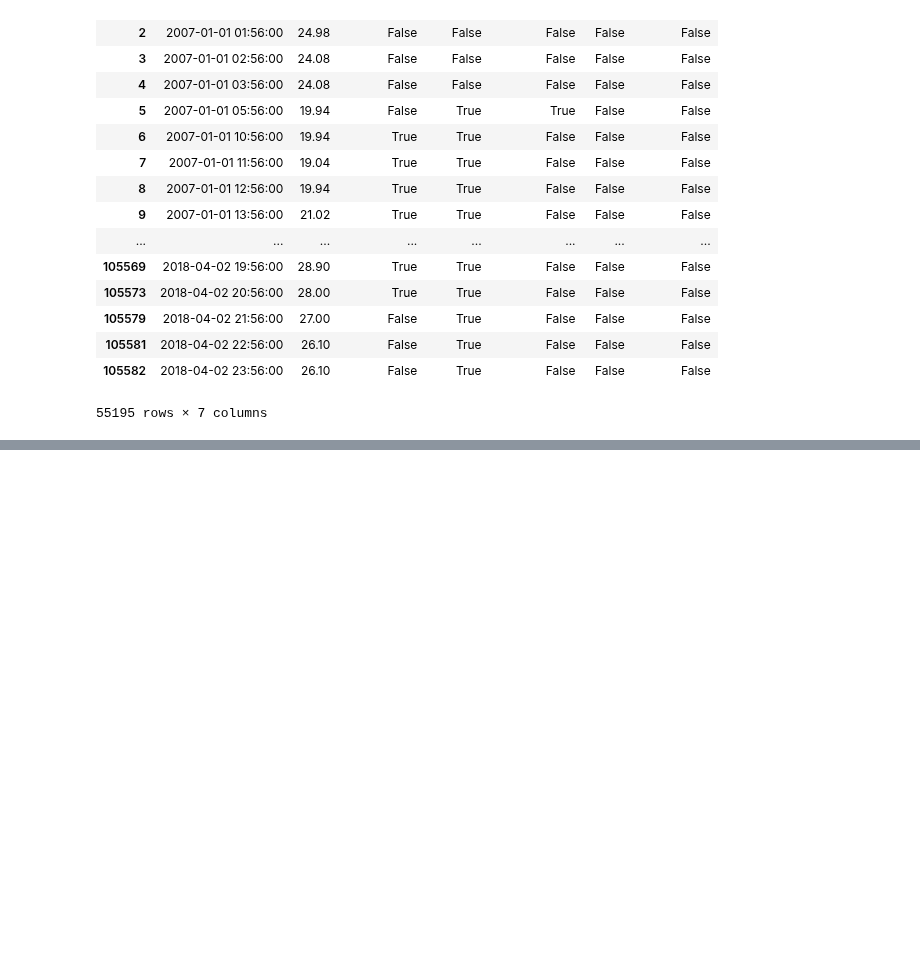
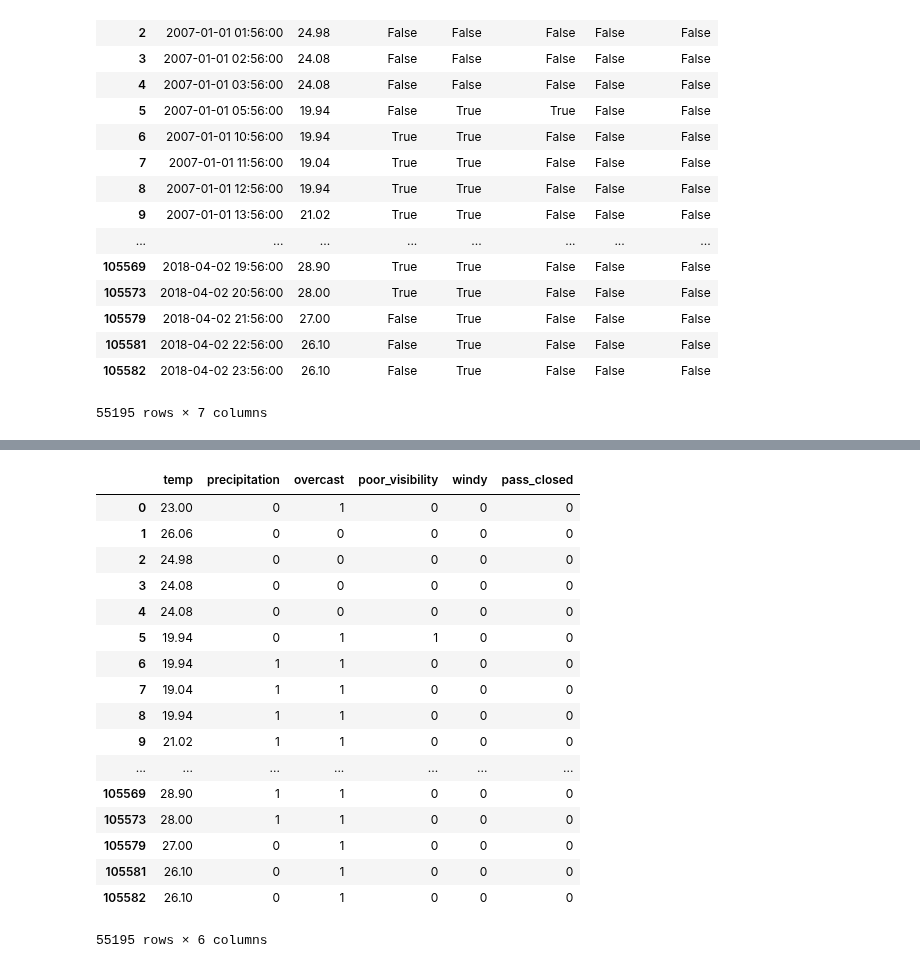
Before and after one commit to leannebaldwin/Pass_Closure, a Jupyter notebook: data_exploration/combine_data.ipynb, the cells around one changed output, grey strips where cells are left out. Drawn from its saved outputs; the diff is of its cells as text; code cells hidden in the pictures; blank space fills up the shorter version.

```diff
--- a/data_exploration/combine_data.ipynb
+++ b/data_exploration/combine_data.ipynb
@@ -294,0 +274,21 @@ datetime.date(2018, 4, 2)
+# %%
+combined_df.drop(['date', 'ordinal_date'], axis=1)
+# %% [output]
+|  | temp | precipitation | overcast | poor_visibility | windy | pass_closed |
+| 0 | 23.00 | 0 | 1 | 0 | 0 | 0 |
+| 1 | 26.06 | 0 | 0 | 0 | 0 | 0 |
+| 2 | 24.98 | 0 | 0 | 0 | 0 | 0 |
+| 3 | 24.08 | 0 | 0 | 0 | 0 | 0 |
+| 4 | 24.08 | 0 | 0 | 0 | 0 | 0 |
+| 5 | 19.94 | 0 | 1 | 1 | 0 | 0 |
+| 6 | 19.94 | 1 | 1 | 0 | 0 | 0 |
+| 7 | 19.04 | 1 | 1 | 0 | 0 | 0 |
+| 8 | 19.94 | 1 | 1 | 0 | 0 | 0 |
+| 9 | 21.02 | 1 | 1 | 0 | 0 | 0 |
+| ... | ... | ... | ... | ... | ... | ... |
+| 105569 | 28.90 | 1 | 1 | 0 | 0 | 0 |
+| 105573 | 28.00 | 1 | 1 | 0 | 0 | 0 |
+| 105579 | 27.00 | 0 | 1 | 0 | 0 | 0 |
+| 105581 | 26.10 | 0 | 1 | 0 | 0 | 0 |
+| 105582 | 26.10 | 0 | 1 | 0 | 0 | 0 |
+55195 rows × 6 columns
```
Also changed, not shown: parts of 8 cells of this notebook, 1 other file.
